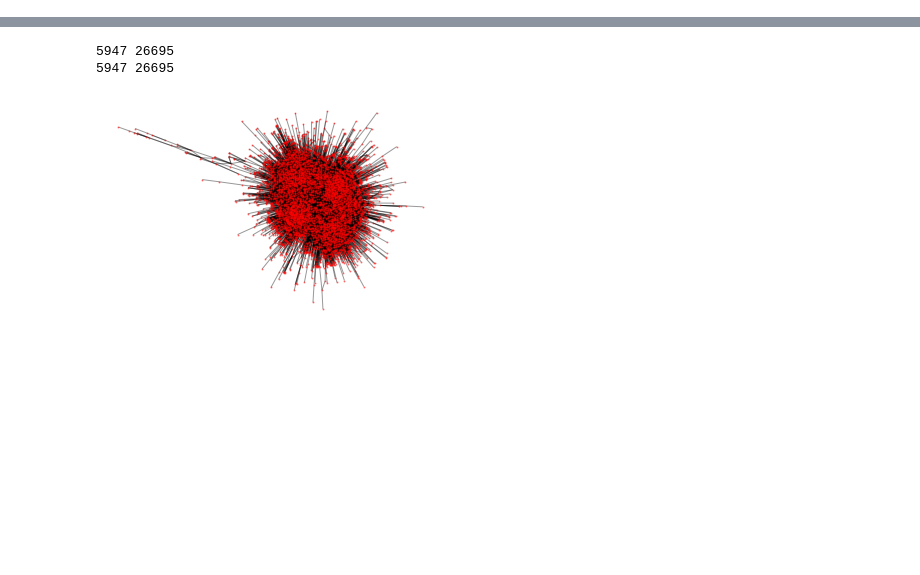
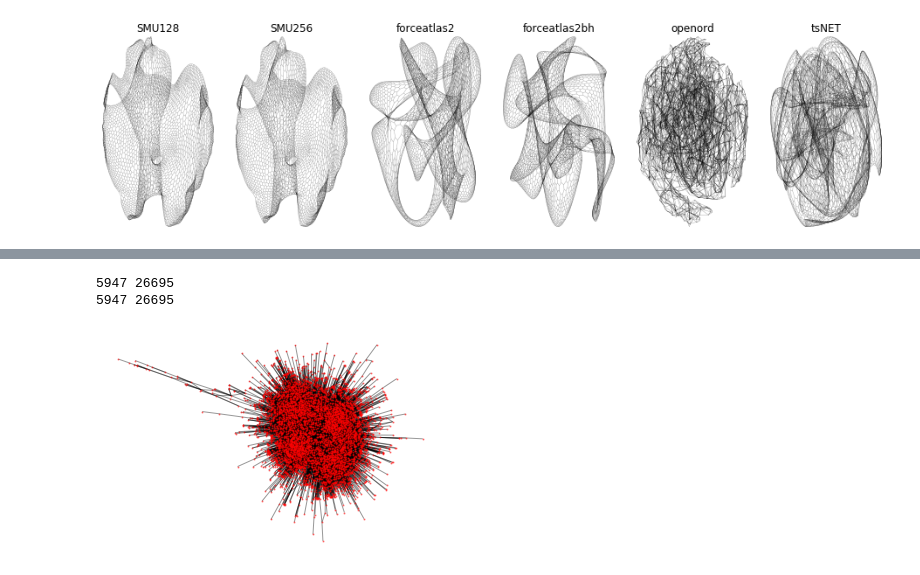
Before and after one commit to khaled-rahman/BatchLayout, a Jupyter notebook: visualize.ipynb, the cells around one changed output, grey strips where cells are left out. Saved outputs shown, nothing was run; the diff lists cells and outputs as text; code cells hidden in the pictures; blank space fills up the shorter version.

```diff
--- a/visualize.ipynb
+++ b/visualize.ipynb
@@ -179,0 +129,5 @@ Total edges =  26695  Average Degree: 8.977635782747603
+# %%
+drawlinegraphA(graph, [algo13elt_dual,algo23elt_dual,forceatlas23elt_dual, forceatlas2bh3elt_dual, openord3elt_dual,
+                  tsNET3elt_dual], ["SMU128", "SMU256", "forceatlas2", "forceatlas2bh", "openord", "tsNET"])
+# %% [output]
+[figure, added]
```
Also changed, not shown: parts of 14 cells of this notebook, 3 other files.
